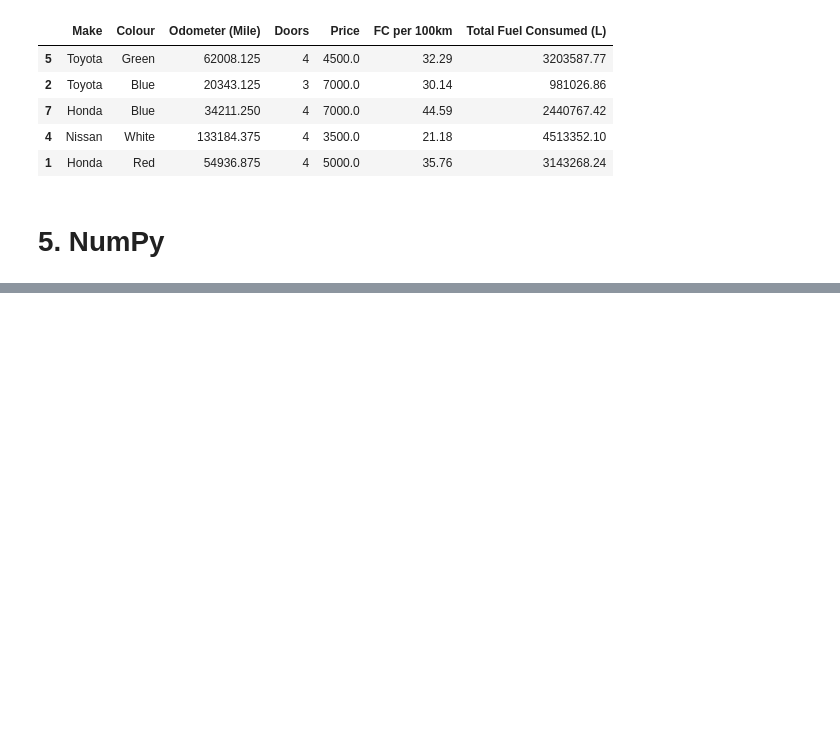
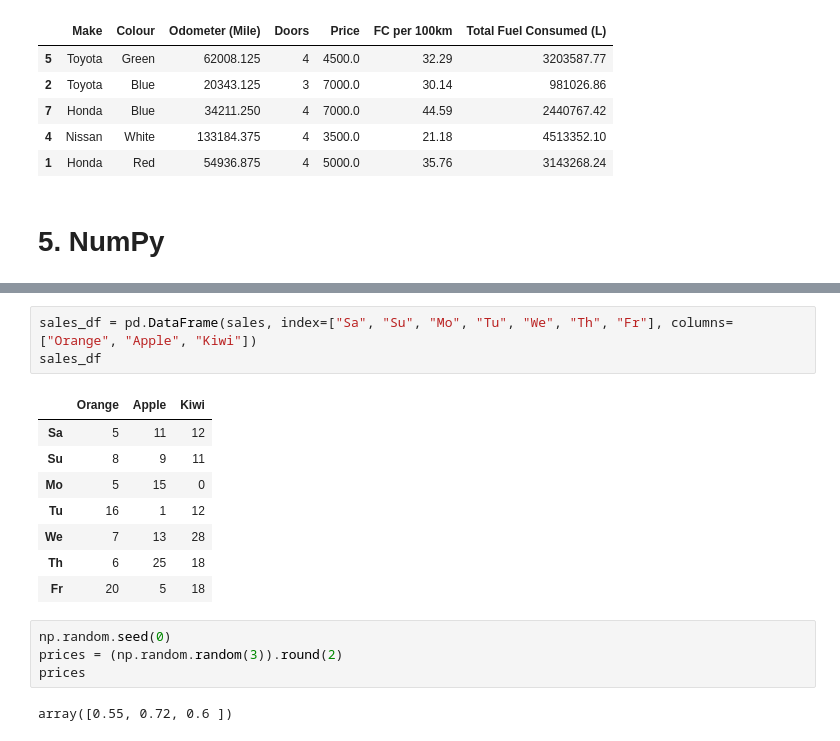
Before and after one commit to MMPSoudani/Data_Science_Notebook, a Jupyter notebook: ml_notebook.ipynb, the cells around one changed output, grey strips where cells are left out. Drawn from its saved outputs; the diff is of its cells as text; blank space fills up the shorter version.

```diff
--- a/ml_notebook.ipynb
+++ b/ml_notebook.ipynb
@@ -944,0 +1537,18 @@ car_sales.sample(frac=0.5)
+# %%
+sales_df = pd.DataFrame(sales, index=["Sa", "Su", "Mo", "Tu", "We", "Th", "Fr"], columns=["Orange", "Apple", "Kiwi"])
+sales_df
+# %% [output]
+|  | Orange | Apple | Kiwi |
+| Sa | 5 | 11 | 12 |
+| Su | 8 | 9 | 11 |
+| Mo | 5 | 15 | 0 |
+| Tu | 16 | 1 | 12 |
+| We | 7 | 13 | 28 |
+| Th | 6 | 25 | 18 |
+| Fr | 20 | 5 | 18 |
+# %%
+np.random.seed(0)
+prices = (np.random.random(3)).round(2)
+prices
+# %% [output]
+array([0.55, 0.72, 0.6 ])
```
Also changed, not shown: parts of 105 cells of this notebook, 1 other file.
